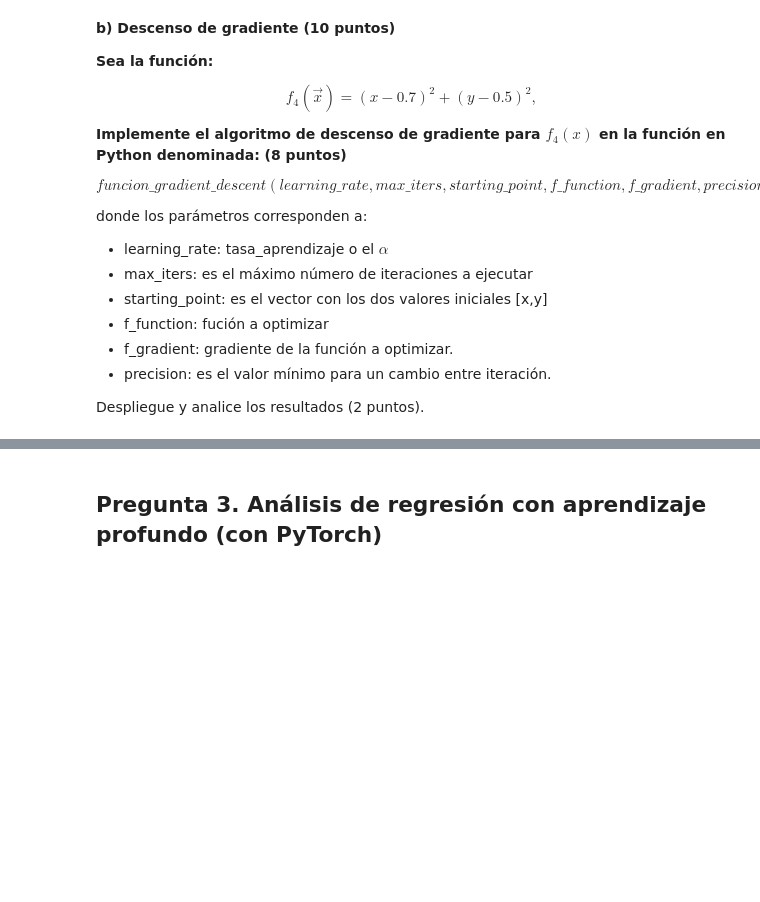
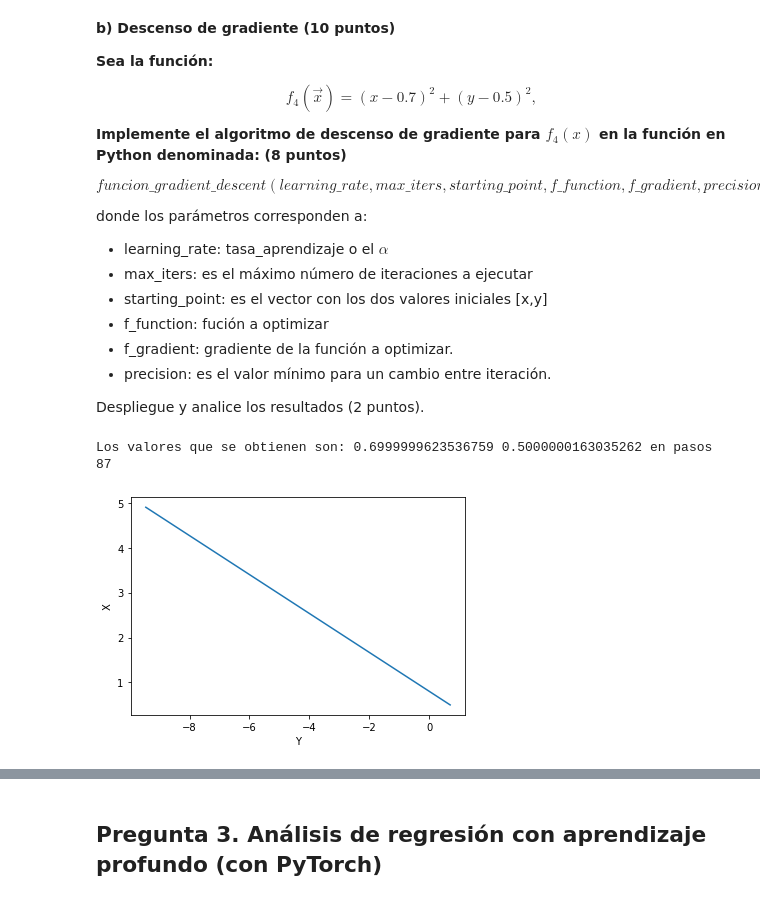
Before and after one commit to koruss/IA-Notebooks, a Jupyter notebook: TP02.ipynb, the cells around one changed output, grey strips where cells are left out. Saved outputs shown, nothing was run; the diff lists cells and outputs as text; code cells hidden in the pictures; blank space fills up the shorter version.

```diff
--- a/TP02.ipynb
+++ b/TP02.ipynb
@@ -110,3 +176,34 @@ donde los parámetros corresponden a:
 * precision: es el valor mínimo para un cambio entre iteración.
 
 Despliegue y analice los resultados (2 puntos).
+# %%
+
+def funcion_gradient_descent(tasa_aprendizaje,iteraciones,xy,tolerancia):
+    # Proceso iterativo
+    x = xy[0]
+    y = xy[1]
+    resultados_x = []
+    resultados_y = []
+    for paso in range(0, iteraciones):
+        x_gradiente = (10*x - 7)/5  #derivada de la funcion en x
+        y_gradiente = 2*y-1 #derivada de la funcion en y
+        x = x - (tasa_aprendizaje * x_gradiente)
+        y = y - (tasa_aprendizaje * y_gradiente)
+        resultados_x.append(x)
+        resultados_y.append(y)
+        if max(abs(tasa_aprendizaje * x_gradiente), abs(tasa_aprendizaje * y_gradiente)) < tolerancia:
+            break
+
+    # Impresión de los resultados
+    print("Los valores que se obtienen son:", x, y, "en pasos", paso)
+
+    plt.plot(resultados_x,resultados_y)
+    plt.ylabel('X')
+    plt.xlabel('Y')
+    plt.show()
+
+
+funcion_gradient_descent(0.10,100,[-12,6],1e-8)
+# %% [output]
+Los valores que se obtienen son: 0.6999999623536759 0.5000000163035262 en pasos 87
+[figure, added]
```
Also changed, not shown: parts of 5 cells of this notebook.
